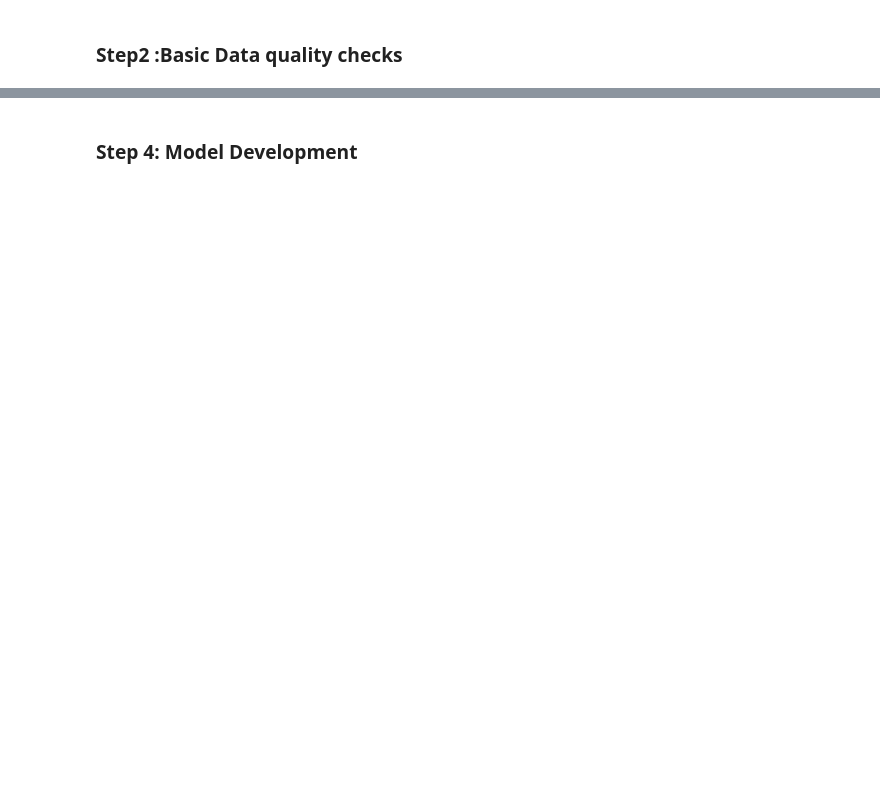
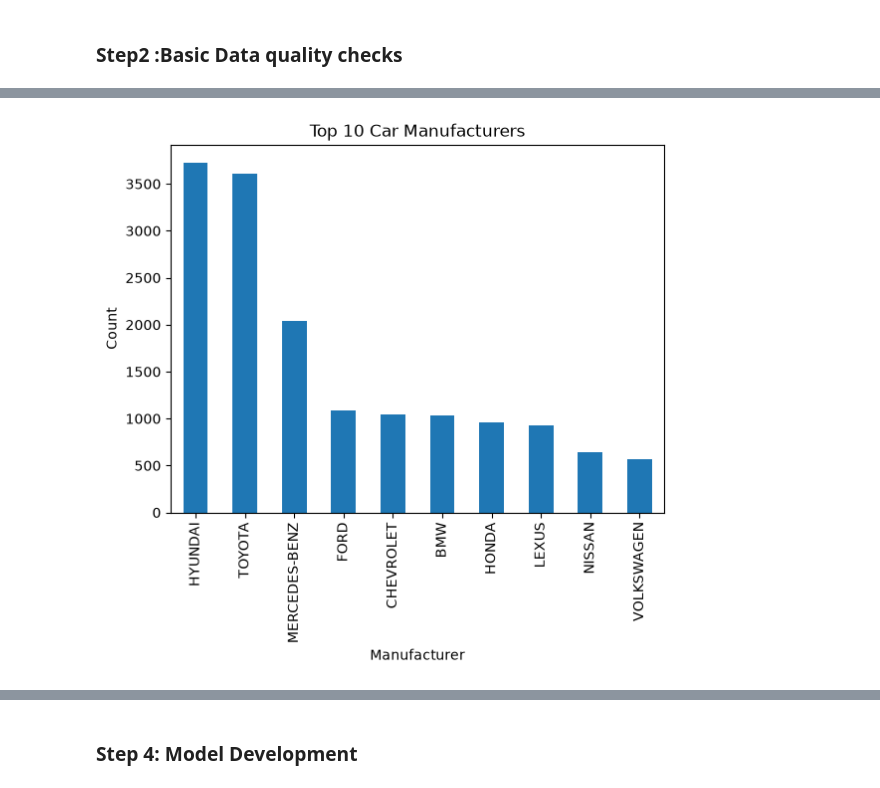
Before and after one commit to sakshichaudhari30/Machine-Learning-1633, a Jupyter notebook: Linear Regression/Car Price Prediction Project.ipynb, the cells around one changed output, grey strips where cells are left out. Saved outputs shown, nothing was run; the diff lists cells and outputs as text; code cells hidden in the pictures; blank space fills up the shorter version.

```diff
--- a/Linear Regression/Car Price Prediction Project.ipynb
+++ b/Linear Regression/Car Price Prediction Project.ipynb
@@ -171,0 +332,13 @@ plt.show()
+# %%
+
+# Univariate analysis
+## Bar plot  ( Top 10 Car Manufactures)
+import matplotlib.pyplot as plt
+df["Manufacturer"].value_counts().head(10).plot(kind="bar")
+
+plt.title("Top 10 Car Manufacturers")
+plt.xlabel("Manufacturer")
+plt.ylabel("Count")
+plt.show()
+# %% [output]
+[figure, added]
```
Also changed, not shown: parts of 76 cells of this notebook, 11 other files.
